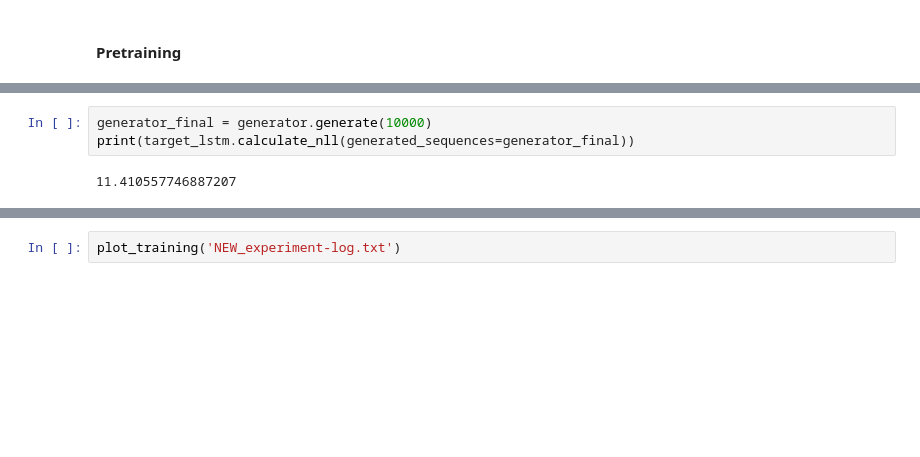
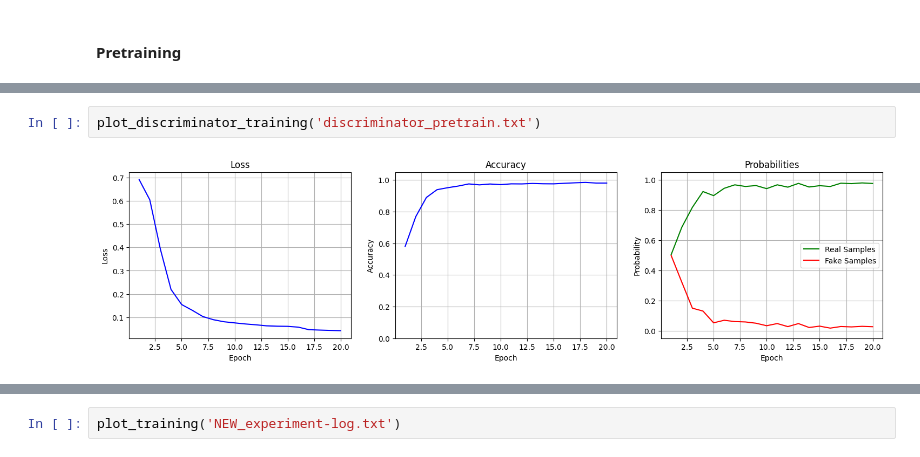
Before and after one commit to FrensiZ/SeqGAN, a Jupyter notebook: SeqGAN_NEW.ipynb, the cells around one changed output, grey strips where cells are left out. Saved outputs shown, nothing was run; the diff lists cells and outputs as text; blank space fills up the shorter version.

Commit message:
pretraining for generator and discriminator successfully conducted

```diff
--- a/SeqGAN_NEW.ipynb
+++ b/SeqGAN_NEW.ipynb
@@ -350,5 +613,4 @@ g_optimizer = torch.optim.Adam(generator.parameters(), lr=0.01)
-# %%
-generator_final = generator.generate(10000)
-print(target_lstm.calculate_nll(generated_sequences=generator_final))
-# %% [output]
-11.410557746887207
+# %%
+plot_discriminator_training('discriminator_pretrain.txt')
+# %% [output]
+[figure, added]
```
Also changed, not shown: parts of 12 cells of this notebook.
